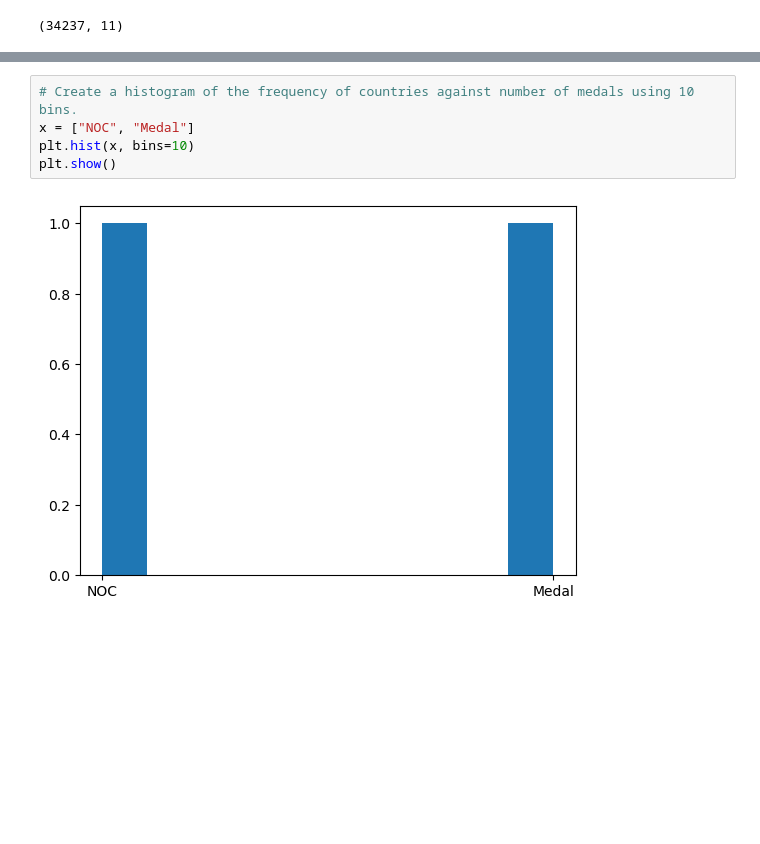
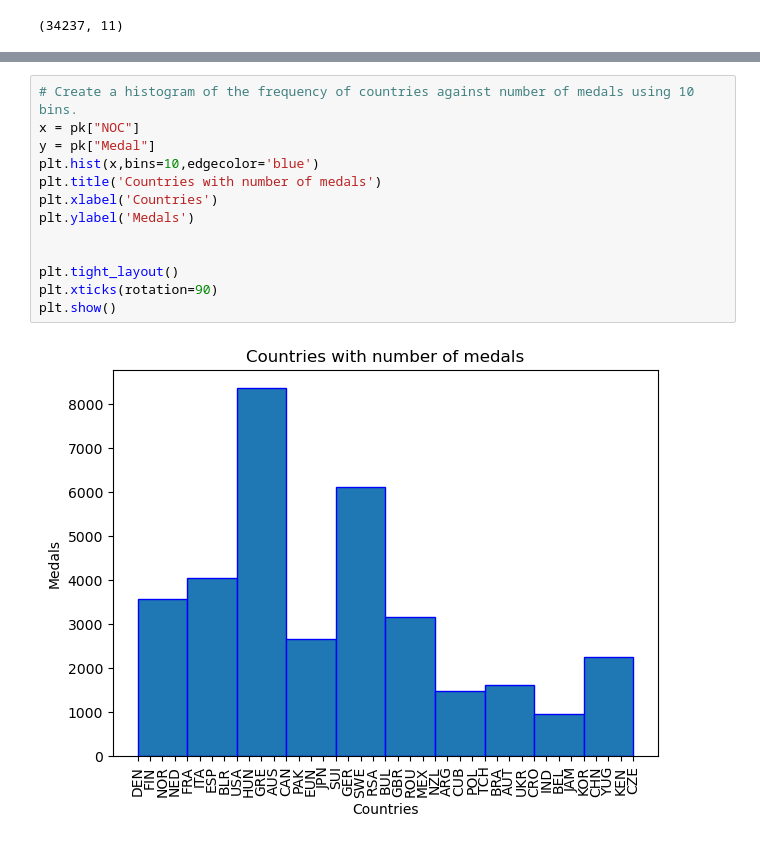
Before and after one commit to Pawansingh3889/Data-Science-Programming-Project, a Jupyter notebook: DS file.ipynb, the cells around one changed output, grey strips where cells are left out. Drawn from its saved outputs; the diff is of its cells as text; blank space fills up the shorter version.

```diff
--- a/DS file.ipynb
+++ b/DS file.ipynb
@@ -344,8 +344,16 @@ pk.head()
 | 41 | 1 | 28.0 | 175.0 | 64.0 | FIN | 1948 Summer | 1948 | 0 | Gymnastics | Gymnastics Men's Individual All-A... | 1 |
 # %%
 # Create a histogram of the frequency of countries against number of medals using 10 bins.
-x = ["NOC", "Medal"]
-plt.hist(x, bins=10)
+x = pk["NOC"]
+y = pk["Medal"]
+plt.hist(x,bins=10,edgecolor='blue')
+plt.title('Countries with number of medals')
+plt.xlabel('Countries')
+plt.ylabel('Medals')
+
+
+plt.tight_layout()
+plt.xticks(rotation=90)
 plt.show()
 # %% [output]
-[figure, old version]
+[figure, new version]
```
Also changed, not shown: parts of 9 cells of this notebook.
